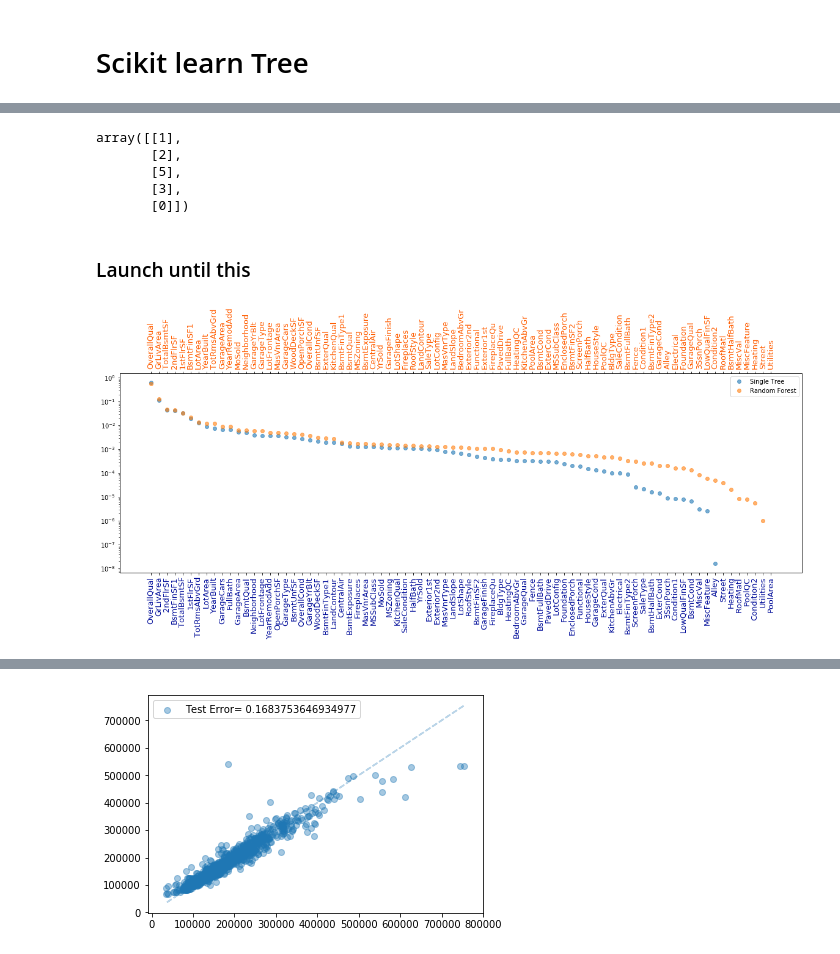
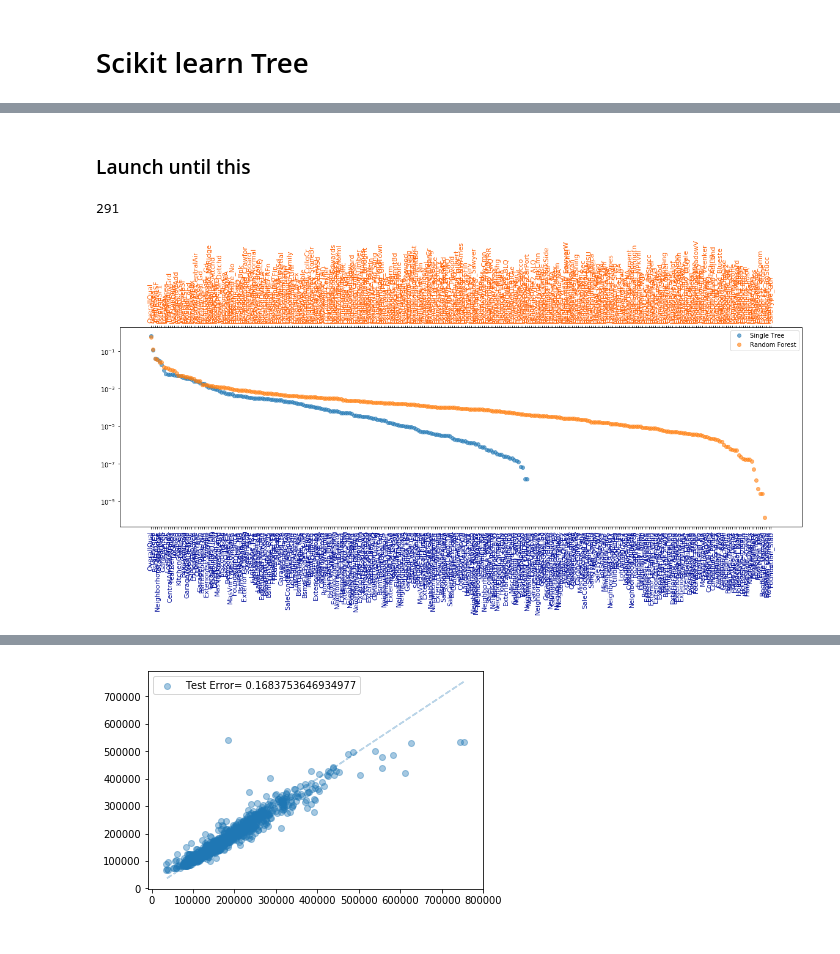
Before and after one commit to Gadiben/AML2018, a Jupyter notebook: Notebooks/challenges/Scikitlearn_Tree.ipynb, the cells around one changed output, grey strips where cells are left out. Drawn from its saved outputs; the diff is of its cells as text; code cells hidden in the pictures.

```diff
--- a/Notebooks/challenges/Scikitlearn_Tree.ipynb
+++ b/Notebooks/challenges/Scikitlearn_Tree.ipynb
@@ -47,15 +46,0 @@ columnNames = list(columnTypesDict.keys()) #List of all features name
-# %%
-lb_make = LabelEncoder()
-
-for featureCol in pdAllData:
-    if pdAllData[featureCol].dtype=='object':
-        pdAllData[featureCol] = lb_make.fit_transform(pdAllData[featureCol])
-    else:
-        continue
-#pdAllData.head()
-X = pdAllData.drop(['Id','SalePrice'],axis=1)
-Y = pdAllData.SalePrice
-
-kept_columnValues = list(X.columns.values)
-X_scaled_array = StandardScaler().fit_transform(X)
-X_scaled = pd.DataFrame(X_scaled_array,columns=kept_columnValues)
@@ -101,51 +176,45 @@ def regressionTrees(X=X,X_outliers=[],Y_outliers=[],Y=Y,depth=6,min_samples_leaf
         training_errors.append(getLogRMSE(training_estimation,y_train))
 
     return np.mean(test_errors),np.mean(training_errors),regressor #test error train error
-# %%
-l = np.array([[1],[2],[5]])
-l2 = np.array([[3],[0]])
-np.concatenate((l,l2))
-# %% [output]
-array([[1],
-       [2],
-       [5],
-       [3],
-       [0]])
 # %% [markdown]
 ### Launch until this
 # %%
 clf = DecisionTreeRegressor()
 clf = clf.fit(X_scaled, Y)
 feature_importances_forest = clf.feature_importances_
-sort_index_forest = np.argsort(feature_importances)
+sort_index_forest = np.argsort(feature_importances_forest)
 
-clf = RandomForestRegressor()
+clf = RandomForestRegressor(n_estimators=100)
 clf = clf.fit(X_scaled, Y)
 feature_importances = clf.feature_importances_
 sort_index = np.argsort(feature_importances)
+# %%
+len(kept_columnValues)
+# %% [output]
+291
 # %%
 fig, ax =plt.subplots(figsize=(20,6))
 ax.semilogy(np.sort(feature_importances_forest)[::-1],'o',label='Single Tree',alpha=0.6)
-locs = ax.set_xticks(np.arange(79))
-ax.set_xticklabels(np.array(kept_columnValues)[sort_index_forest][::-1], rotation='vertical',fontsize=13)
+locs = ax.set_xticks(np.arange(len(kept_columnValues)))
+ax.set_xticklabels(np.array(kept_columnValues)[sort_index_forest][::-1], rotation='vertical',fontsize=11)
 [x.set_color('#000c99') for x in ax.get_xticklabels()]
 
 ax2 = ax.twiny()
 ax2.set_xlim(ax.get_xlim())
-ax2.set_xticks(np.arange(79))
+ax2.set_xticks(np.arange(len(kept_columnValues)))
 
 
 ax.semilogy(np.sort(feature_importances)[::-1],'o',label='Random Forest',alpha=0.6)
-ax2.set_xticks(np.arange(79))
-ax2.set_xticklabels(np.array(kept_columnValues)[sort_index][::-1], rotation='vertical',fontsize=13)
+ax2.set_xticks(np.arange(len(kept_columnValues)))
+ax2.set_xticklabels(np.array(kept_columnValues)[sort_index][::-1], rotation='vertical',fontsize=11)
 [x.set_color('#ff5d00') for x in ax2.get_xticklabels()]
 
 
 pylab.ylabel("Feature Importance")
 ax.legend()
 plt.show()
 # %% [output]
-[figure, old version]
+[figure, new version]
 # %%
 sort_index_forest_desc = sort_index_forest[::-1]
 test_errors = []
```
Also changed, not shown: parts of 21 cells of this notebook, 1 other file.
